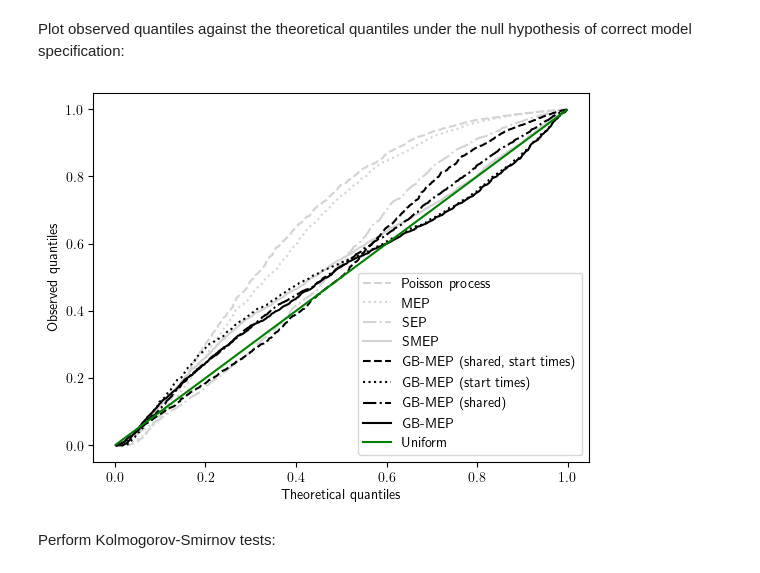
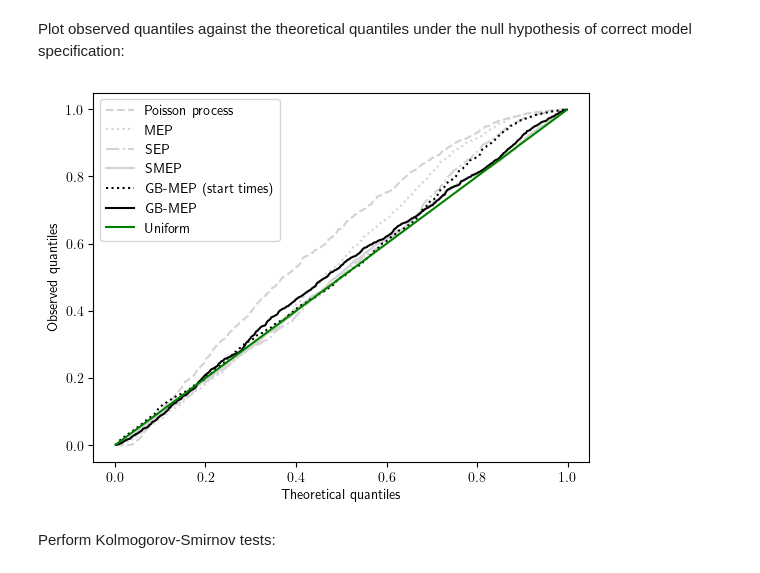
Before and after one commit to fraspass/gb-mep, a Jupyter notebook: notebooks/Santander_Cycles.ipynb, the cells around one changed output. Cells and saved outputs as stored; diff of their text form; code cells hidden in the pictures.

```diff
--- a/notebooks/Santander_Cycles.ipynb
+++ b/notebooks/Santander_Cycles.ipynb
@@ -75,4 +75,4 @@ res_smep = G.fit(x0=start_vals, subset_nodes=range(4,5), start_times=True, end_t
 # %%
-start_vals = gb_mep.append_to_dictionary(d=res_sep, val=1)
-res_gbmep_start_shared = G.fit(x0=start_vals, subset_nodes=range(4,5), start_times=True, end_times=False, distance_start=True, distance_end=False, thresh=.5, min_nodes=3, shared_parameters=True)
+start_vals = gb_mep.append_to_dictionary(d=res_sep, val=np.log(1))
+res_gbmep_start = G.fit(x0=start_vals, subset_nodes=range(10), start_times=True, end_times=False, distance_start=True, distance_end=False, thresh=.5, min_nodes=3)
 # %% [output]
@@ -80,4 +80,4 @@ res_gbmep_start_shared = G.fit(x0=start_vals, subset_nodes=range(4,5), start_tim
 # %%
-start_vals = gb_mep.combine_dictionaries(d1=gb_mep.append_to_dictionary(d=res_sep, val=1), d2=res_sep, cut_d2=1)
-res_gbmep_start = G.fit(x0=start_vals, subset_nodes=range(4,5), start_times=True, end_times=False, distance_start=True, distance_end=False, thresh=.5, min_nodes=3)
+start_vals = gb_mep.insert_in_dictionary(d=res_smep, val=np.log(1), pos=3)
+res_gbmep = G.fit(x0=start_vals, subset_nodes=range(10), start_times=True, end_times=True, distance_start=True, distance_end=False, thresh=.5, min_nodes=3)
 # %% [output]
@@ -85,3 +84,0 @@ res_gbmep_start = G.fit(x0=start_vals, subset_nodes=range(4,5), start_times=True
-# %%
-start_vals = gb_mep.insert_in_dictionary(d=res_smep, val=1, pos=3)
-res_gbmep_shared = G.fit(x0=start_vals, subset_nodes=range(4,5), start_times=True, end_times=True, distance_start=True, distance_end=False, thresh=.5, min_nodes=3, shared_parameters=True)
@@ -90,3 +84,0 @@ res_gbmep_shared = G.fit(x0=start_vals, subset_nodes=range(4,5), start_times=Tru
-# %%
-start_vals = gb_mep.combine_dictionaries(d1=gb_mep.combine_dictionaries(d1=gb_mep.append_to_dictionary(d=res_sep, val=1), d2=res_sep, cut_d2=1), d2=res_smep, cut_d2=3)
-res_gbmep = G.fit(x0=start_vals, subset_nodes=range(4,5), start_times=True, end_times=True, distance_start=True, distance_end=False, thresh=.5, min_nodes=3)
@@ -136,19 +118,17 @@ Plot observed quantiles against the theoretical quantiles under the null hypothe
 # %%
 plt.plot(x, y_poisson, label='Poisson process', ls='dashed', c='lightgray')
 plt.plot(x, y_mep, label='MEP', ls='dotted', c='lightgray')
 plt.plot(x, y_sep, label='SEP', ls='dashdot', c='lightgray')
 plt.plot(x, y_smep, label='SMEP', c='lightgray')
-plt.plot(x, y_gbmep_start_shared, label='GB-MEP (shared, start times)', ls='dashed', c='black')
 plt.plot(x, y_gbmep_start, label='GB-MEP (start times)', ls='dotted', c='black')
-plt.plot(x, y_gbmep_shared, label='GB-MEP (shared)', ls='dashdot', c='black')
 plt.plot(x, y_gbmep, label='GB-MEP', c='black')
 plt.plot(x, x, label='Uniform', c='green')
 plt.xlabel('Theoretical quantiles')
 plt.ylabel('Observed quantiles')
 plt.legend()
 plt.show()
 # %% [output]
-[figure, old version]
+[figure, new version]
 # %% [markdown]
 Perform Kolmogorov-Smirnov tests:
 # %%
```
Also changed, not shown: parts of 14 cells of this notebook, 4 other files.
